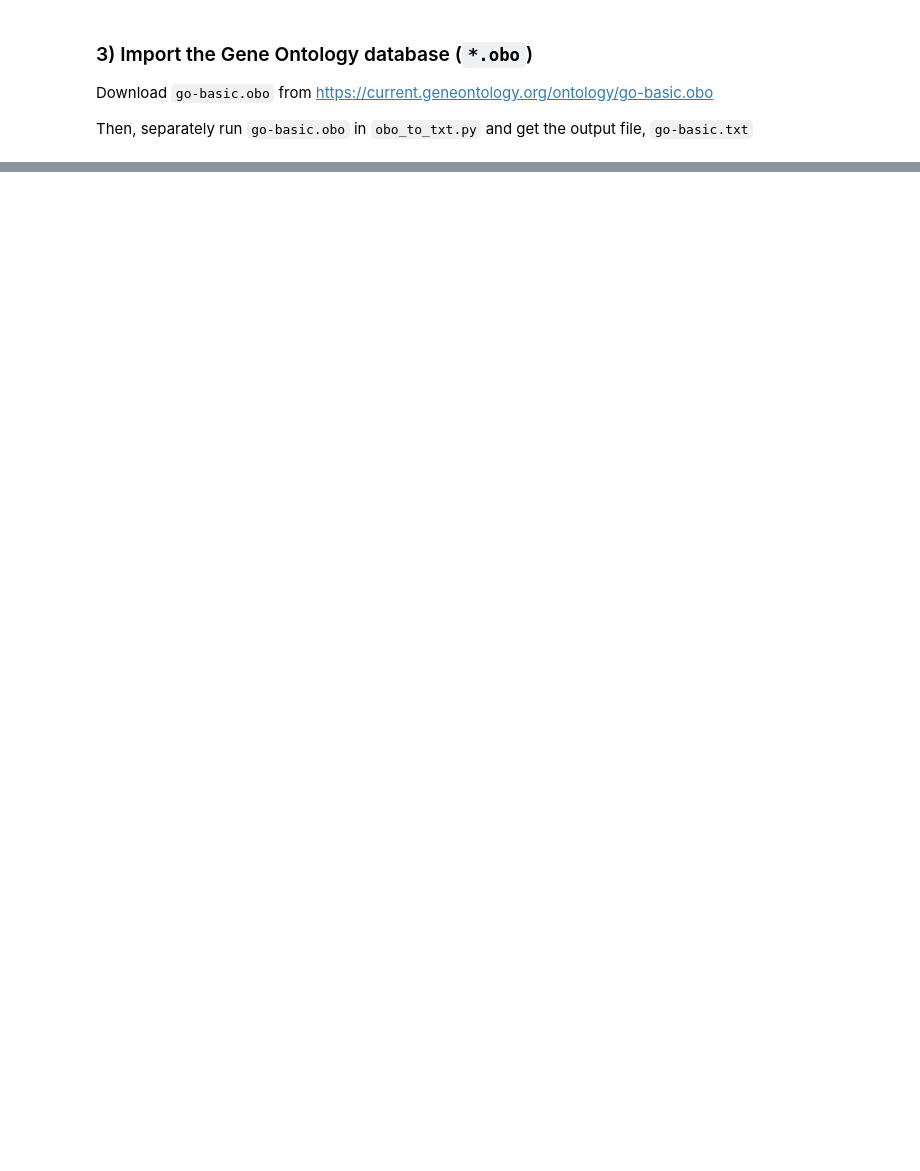
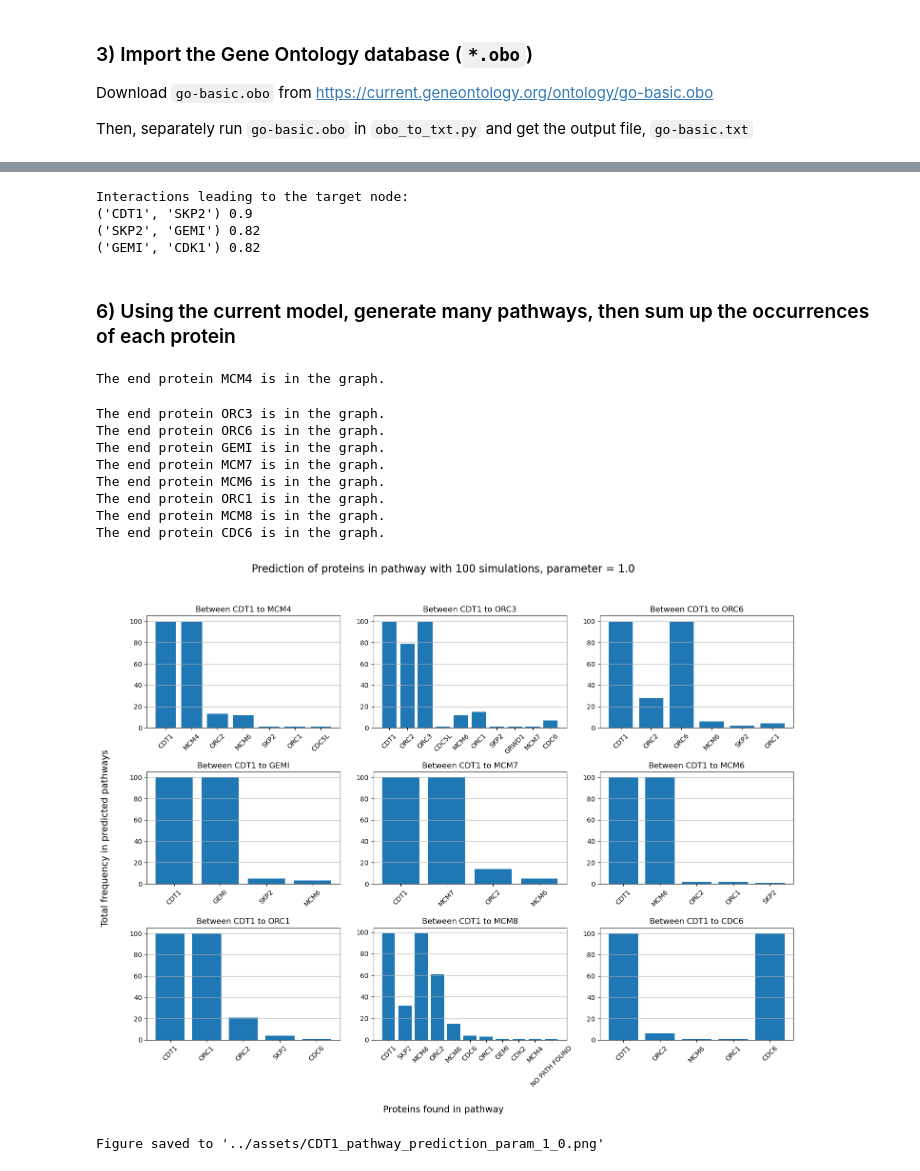
Before and after one commit to Enoch-ml/ppi-prediction-goa, a Jupyter notebook: scripts/example_run_CDT1.ipynb, the cells around one changed output, grey strips where cells are left out. Drawn from its saved outputs; the diff is of its cells as text; code cells hidden in the pictures; blank space fills up the shorter version.

Commit message:
Moved files to current repository

```diff
--- a/scripts/example_run_CDT1.ipynb
+++ b/scripts/example_run_CDT1.ipynb
@@ -125,0 +197,4 @@ print_first_n_lines(collisions, n=5)
+# %%
+# Add nodes to graph by gradually circling around and around the original protein
+max_node_centers = 150
+G = build_graph(DESIRED_START_PROTEIN, DESIRED_END_PROTEIN, max_node_centers, ppis)
@@ -125,0 +274,20 @@ print_first_n_lines(collisions, n=5)
+# %%
+# Test to see if random_walk_bfs() works
+max_steps = 3
+
+pathway = random_walk_bfs(G, DESIRED_START_PROTEIN, DESIRED_END_PROTEIN, max_steps)
+
+if pathway:
+    print("Interactions leading to the target node:")
+    for interaction in pathway:
+        print(interaction, get_confidence_score(G, interaction[0], interaction[1]))
+
+else:
+    print(f"The end protein {DESIRED_END_PROTEIN} is not reachable from the start protein {DESIRED_START_PROTEIN} within {max_steps} steps.")
+# %% [output]
+Interactions leading to the target node:
+('CDT1', 'SKP2') 0.9
+('SKP2', 'GEMI') 0.82
+('GEMI', 'CDK1') 0.82
+# %% [markdown]
+### 6) Using the current model, generate many pathways, then sum up the occurrences of each protein
@@ -125,0 +316,53 @@ print_first_n_lines(collisions, n=5)
+# %%
+def resimulate_and_plot(G, start_protein, end_proteins, num_times_to_resimulate, param=1.0):
+    protein_counts = []
+
+    fig, axs = plt.subplots(3, 3, figsize=(15, 12))
+    axs = axs.flatten()
+
+    i = 0
+    for end_protein in end_proteins:
+        if G.has_node(end_protein):
+            print(f"The end protein {end_protein} is in the graph.")
+        else:
+            print(f"The end protein {end_protein} is not in the graph.")
+
+        protein_count = resimulate(G, start_protein, end_protein, num_times_to_resimulate, param)
+        protein_counts.append(protein_count)
+
+        axs[i].bar(protein_count.keys(), protein_count.values())
+        axs[i].set_title(f"Between {start_protein} to {end_protein}")
+        axs[i].set_xticklabels(protein_count.keys(), rotation=45)
+        axs[i].grid(axis='y')
+
+        i += 1
+
+    fig.suptitle(f"Prediction of proteins in pathway with {num_times_to_resimulate} simulations, parameter = {param}", fontsize=16)
+    fig.text(0.5, 0.02, 'Proteins found in pathway', ha='center', fontsize=14)
+    fig.text(0.02, 0.5, 'Total frequency in predicted pathways', va='center', rotation='vertical', fontsize=14)
+
+    plt.tight_layout(rect=[0.05, 0.05, 1, 0.95])
+    plt.savefig(f"../assets/{start_protein}_pathway_prediction_param_{str(param).replace('.', '_')}.png")
+    plt.show()
+
+    print(f"Figure saved to '../assets/{start_protein}_pathway_prediction_param_{str(param).replace('.', '_')}.png'")
+
+    return protein_counts
+# %%
+start_protein = DESIRED_START_PROTEIN
+end_proteins = {'CDC6', 'GEMI', 'ORC1', 'ORC3', 'ORC6', 'MCM4', 'MCM6', 'MCM7', 'MCM8'}
+n_times = 100
+
+p10 = resimulate_and_plot(G, start_protein, end_proteins, n_times, param=1.0)
+# %% [output]
+The end protein MCM4 is in the graph.
+The end protein ORC3 is in the graph.
+The end protein ORC6 is in the graph.
+The end protein GEMI is in the graph.
+The end protein MCM7 is in the graph.
+The end protein MCM6 is in the graph.
+The end protein ORC1 is in the graph.
+The end protein MCM8 is in the graph.
+The end protein CDC6 is in the graph.
+[figure, added]
+Figure saved to '../assets/CDT1_pathway_prediction_param_1_0.png'
```
Also changed, not shown: parts of 23 cells of this notebook, 8 other files.
